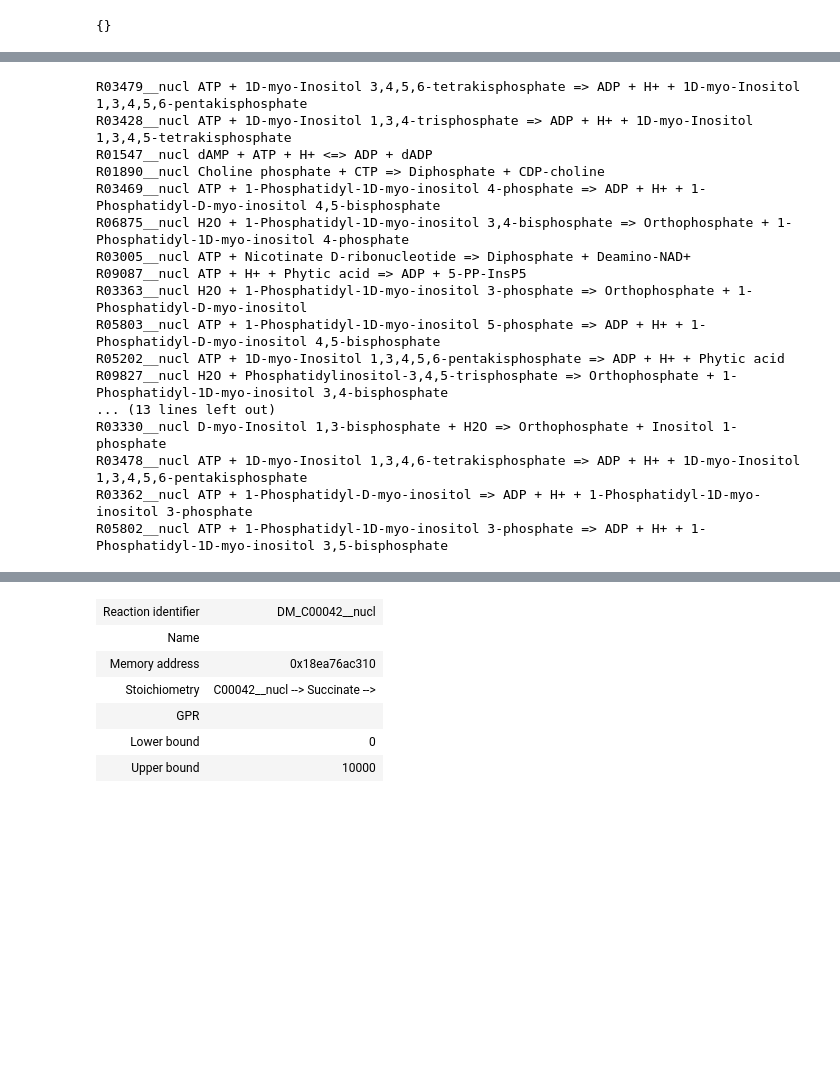
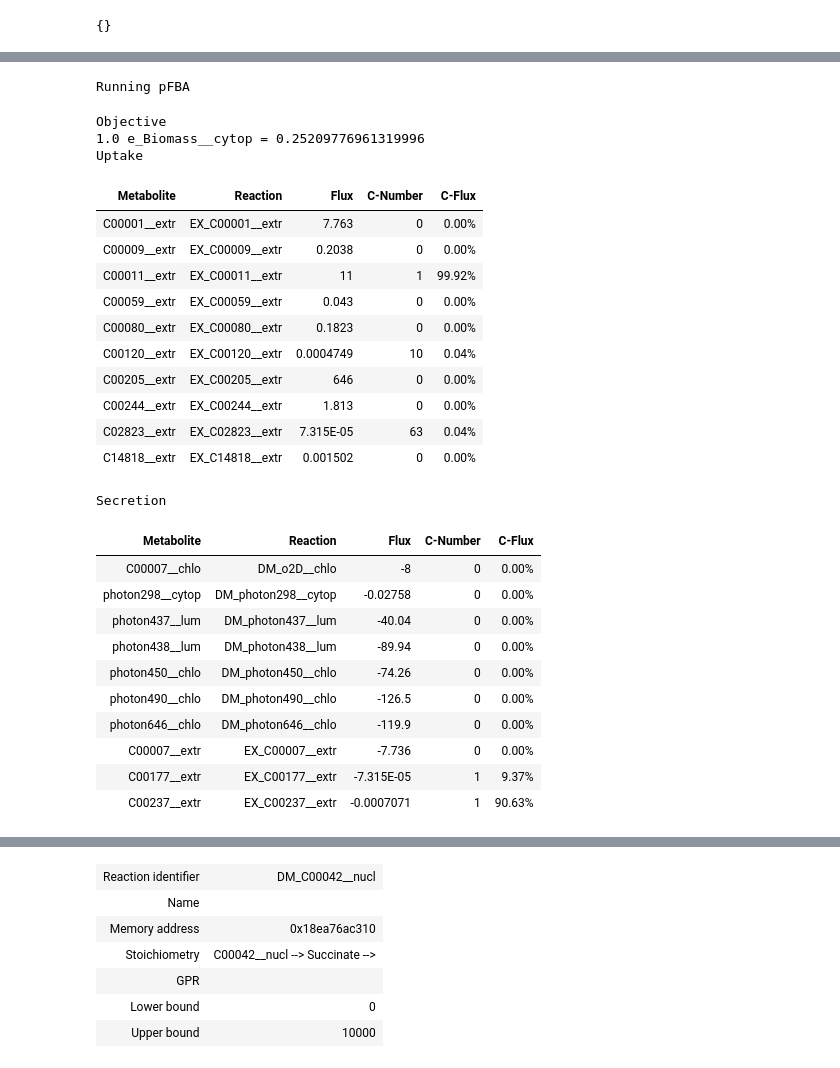
Before and after one commit to ecunha1996/GSMMutils, a Jupyter notebook: examples/Ngaditana.ipynb, the cells around one changed output, grey strips where cells are left out. Cells and saved outputs as stored; diff of their text form; code cells hidden in the pictures; blank space fills up the shorter version.

```diff
--- a/examples/Ngaditana.ipynb
+++ b/examples/Ngaditana.ipynb
@@ -63,23 +140,35 @@ Model loaded
+# %%
+model.summary()
+# %% [output]
+Running pFBA
+Objective
+1.0 e_Biomass__cytop = 0.25209776961319996
+Uptake
+| Metabolite | Reaction | Flux | C-Number | C-Flux |
+| C00001__extr | EX_C00001__extr | 7.763 | 0 | 0.00% |
+| C00009__extr | EX_C00009__extr | 0.2038 | 0 | 0.00% |
+| C00011__extr | EX_C00011__extr | 11 | 1 | 99.92% |
+| C00059__extr | EX_C00059__extr | 0.043 | 0 | 0.00% |
+| C00080__extr | EX_C00080__extr | 0.1823 | 0 | 0.00% |
+| C00120__extr | EX_C00120__extr | 0.0004749 | 10 | 0.04% |
+| C00205__extr | EX_C00205__extr | 646 | 0 | 0.00% |
+| C00244__extr | EX_C00244__extr | 1.813 | 0 | 0.00% |
+| C02823__extr | EX_C02823__extr | 7.315E-05 | 63 | 0.04% |
+| C14818__extr | EX_C14818__extr | 0.001502 | 0 | 0.00% |
+Secretion
+| Metabolite | Reaction | Flux | C-Number | C-Flux |
+| C00007__chlo | DM_o2D__chlo | -8 | 0 | 0.00% |
+| photon298__cytop | DM_photon298__cytop | -0.02758 | 0 | 0.00% |
+| photon437__lum | DM_photon437__lum | -40.04 | 0 | 0.00% |
+| photon438__lum | DM_photon438__lum | -89.94 | 0 | 0.00% |
+| photon450__chlo | DM_photon450__chlo | -74.26 | 0 | 0.00% |
+| photon490__chlo | DM_photon490__chlo | -126.5 | 0 | 0.00% |
+| photon646__chlo | DM_photon646__chlo | -119.9 | 0 | 0.00% |
+| C00007__extr | EX_C00007__extr | -7.736 | 0 | 0.00% |
+| C00177__extr | EX_C00177__extr | -7.315E-05 | 1 | 9.37% |
+| C00237__extr | EX_C00237__extr | -0.0007071 | 1 | 90.63% |
 # %%
 for reaction in blocked:
-    if reaction.endswith("nucl"): # not reaction.startswith("R") and
+    if reaction.endswith("cytop") and any("R" in met.formula for met in model.reactions.get_by_id(reaction).metabolites if met.formula): # not reaction.startswith("R") and
         print(reaction, model.reactions.get_by_id(reaction).name)
-# %% [output]
-R03479__nucl ATP + 1D-myo-Inositol 3,4,5,6-tetrakisphosphate => ADP + H+ + 1D-myo-Inositol 1,3,4,5,6-pentakisphosphate
-R03428__nucl ATP + 1D-myo-Inositol 1,3,4-trisphosphate => ADP + H+ + 1D-myo-Inositol 1,3,4,5-tetrakisphosphate
-R01547__nucl dAMP + ATP + H+ <=> ADP + dADP
-R01890__nucl Choline phosphate + CTP => Diphosphate + CDP-choline
-R03469__nucl ATP + 1-Phosphatidyl-1D-myo-inositol 4-phosphate => ADP + H+ + 1-Phosphatidyl-D-myo-inositol 4,5-bisphosphate
-R06875__nucl H2O + 1-Phosphatidyl-1D-myo-inositol 3,4-bisphosphate => Orthophosphate + 1-Phosphatidyl-1D-myo-inositol 4-phosphate
-R03005__nucl ATP + Nicotinate D-ribonucleotide => Diphosphate + Deamino-NAD+
-R09087__nucl ATP + H+ + Phytic acid => ADP + 5-PP-InsP5
-R03363__nucl H2O + 1-Phosphatidyl-1D-myo-inositol 3-phosphate => Orthophosphate + 1-Phosphatidyl-D-myo-inositol
-R05803__nucl ATP + 1-Phosphatidyl-1D-myo-inositol 5-phosphate => ADP + H+ + 1-Phosphatidyl-D-myo-inositol 4,5-bisphosphate
-R05202__nucl ATP + 1D-myo-Inositol 1,3,4,5,6-pentakisphosphate => ADP + H+ + Phytic acid
-R09827__nucl H2O + Phosphatidylinositol-3,4,5-trisphosphate => Orthophosphate + 1-Phosphatidyl-1D-myo-inositol 3,4-bisphosphate
-... (13 lines left out)
-R03330__nucl D-myo-Inositol 1,3-bisphosphate + H2O => Orthophosphate + Inositol 1-phosphate
-R03478__nucl ATP + 1D-myo-Inositol 1,3,4,6-tetrakisphosphate => ADP + H+ + 1D-myo-Inositol 1,3,4,5,6-pentakisphosphate
-R03362__nucl ATP + 1-Phosphatidyl-D-myo-inositol => ADP + H+ + 1-Phosphatidyl-1D-myo-inositol 3-phosphate
-R05802__nucl ATP + 1-Phosphatidyl-1D-myo-inositol 3-phosphate => ADP + H+ + 1-Phosphatidyl-1D-myo-inositol 3,5-bisphosphate
 # %%
```
Also changed, not shown: parts of 8 cells of this notebook, 2 other files.
